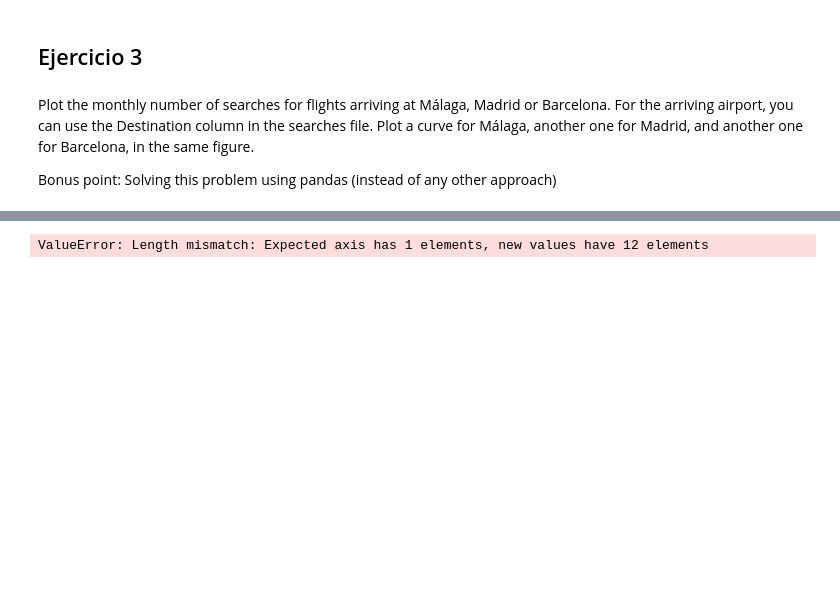
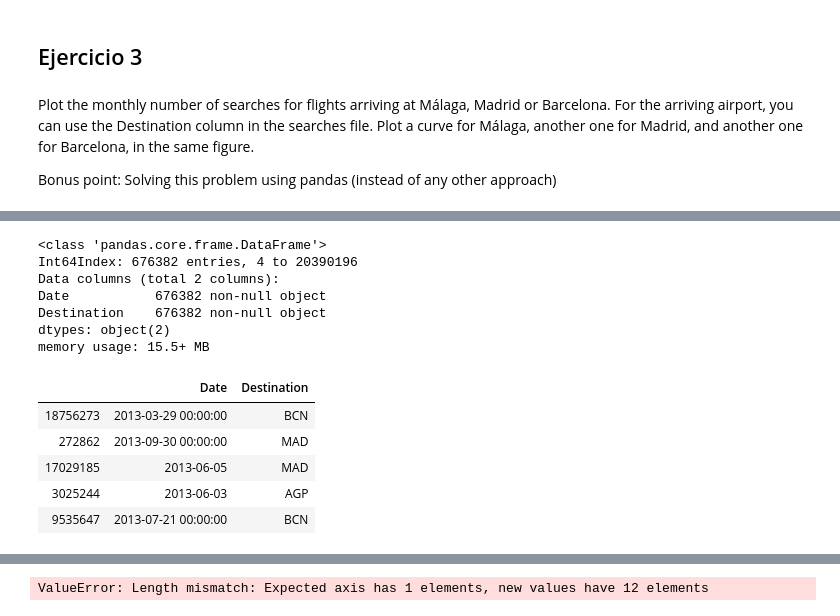
Before and after one commit to isabelpuche/Amadeus_Challenge, a Jupyter notebook: Amadeus_Challenge.ipynb, the cells around one changed output, grey strips where cells are left out. Drawn from its saved outputs; the diff is of its cells as text; code cells hidden in the pictures; blank space fills up the shorter version.

```diff
--- a/Amadeus_Challenge.ipynb
+++ b/Amadeus_Challenge.ipynb
@@ -355,0 +365,25 @@ import matplotlib.pyplot as plt
+# %%
+import pandas as pd
+pd.set_option('display.max_columns', None)
+
+# Read the csv file (.bz2)
+chunk_i3 = pd.read_csv('/home/isabel/Documentos/Master_KSchool/04_Amadeus_Challenge/searches.csv.bz2',\
+                  sep = "^", usecols = ["Date", "Destination"], parse_dates = ["Date"], chunksize = 1000000)
+
+# Define the starting Data Frame:
+all_chunks3 = pd.DataFrame()
+
+# For loop, with enumerate: we will operate in every chunk and then append:
+for i, chunk3 in enumerate(chunk_i3):
+    print(i, len(chunk3))
+
+    # Get query and filter
+    query = (chunk3["Destination"] == "MAD") | (chunk3["Destination"] == "BCN") | (chunk3["Destination"] == "AGP")
+    result_chunk3 = chunk3[query]
+
+    # Append chunks in the resulting Data Frame:
+    all_chunks3 = all_chunks3.append(result_chunk3)
+
+
+# Print a sample
+all.chunks3.info()
@@ -355,0 +409,17 @@ import matplotlib.pyplot as plt
+# %%
+all_chunks3.info()
+all_chunks3.sample(5)
+# %% [output]
+<class 'pandas.core.frame.DataFrame'>
+Int64Index: 676382 entries, 4 to 20390196
+Data columns (total 2 columns):
+Date           676382 non-null object
+Destination    676382 non-null object
+dtypes: object(2)
+memory usage: 15.5+ MB
+|  | Date | Destination |
+| 18756273 | 2013-03-29 00:00:00 | BCN |
+| 272862 | 2013-09-30 00:00:00 | MAD |
+| 17029185 | 2013-06-05 | MAD |
+| 3025244 | 2013-06-03 | AGP |
+| 9535647 | 2013-07-21 00:00:00 | BCN |
```
Also changed, not shown: parts of 26 cells of this notebook.
